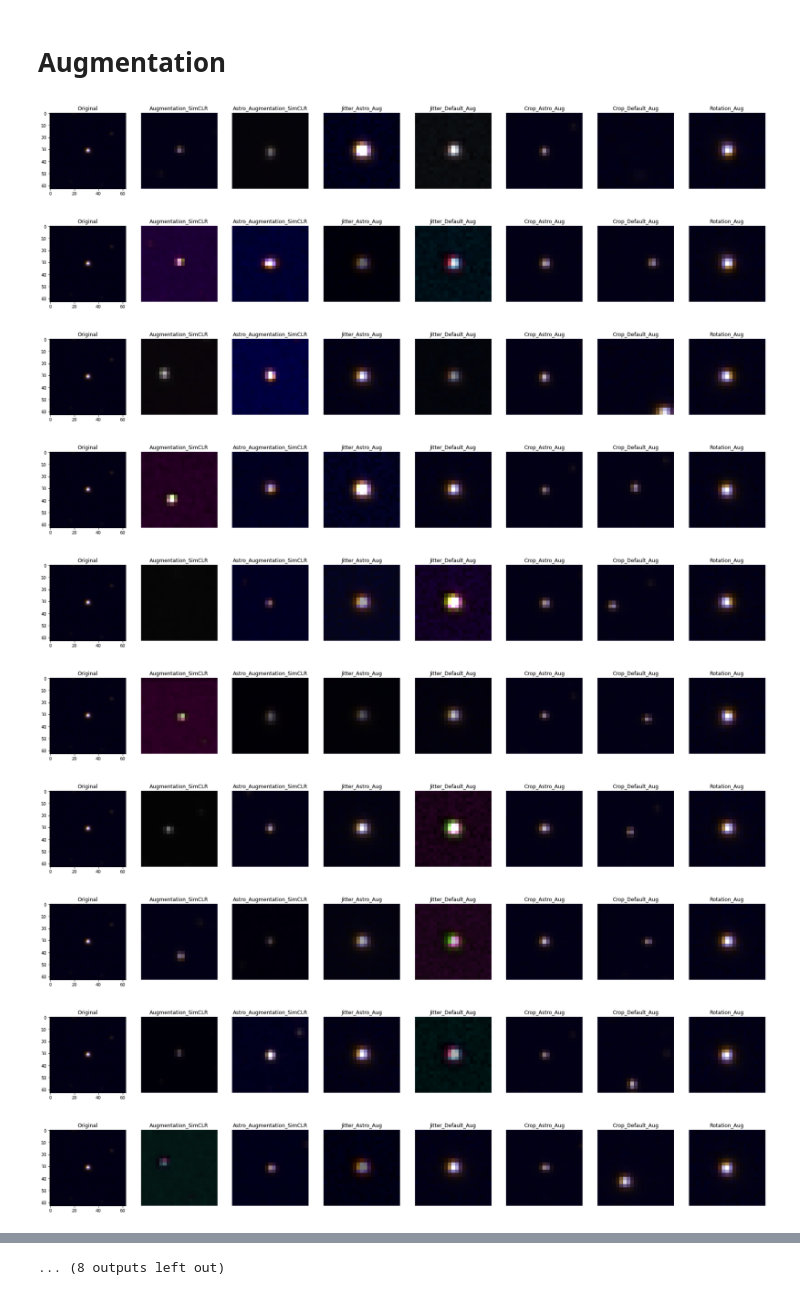
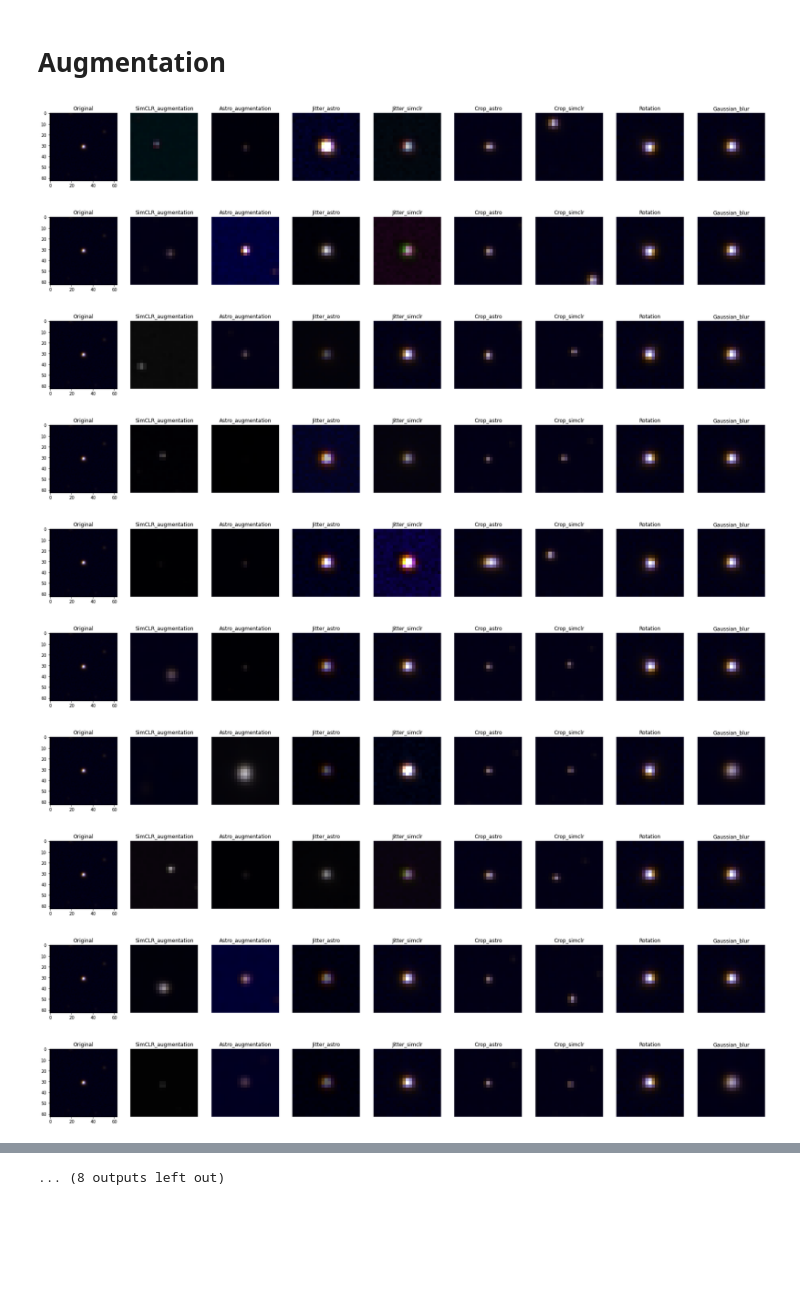
Before and after one commit to R0drig0V1/Astro-SimCLR, a Jupyter notebook: jupyter_examples/stamps_plots.ipynb, the cells around one changed output, grey strips where cells are left out. Cells and saved outputs as stored; diff of their text form; code cells hidden in the pictures; blank space fills up the shorter version.

Commit message:
Gaussian blur is added to the augmentations

```diff
--- a/jupyter_examples/stamps_plots.ipynb
+++ b/jupyter_examples/stamps_plots.ipynb
@@ -230,49 +232,49 @@ print(np.std(np.array(features, dtype=np.float32), axis=0))
 index = 125
 img = data['Train']['images'][index][:,:,:]
 
 # Image size of augmentations
 image_size = 21
 
 # Load augmentation
-augmentations = [Augmentation_SimCLR(size=image_size),
-                 Astro_Augmentation_SimCLR(size=image_size),
-                 Jitter_Astro_Aug(size=image_size),
-                 Jitter_Default_Aug(size=image_size),
-                 Crop_Astro_Aug(size=image_size),
-                 Crop_Default_Aug(size=image_size),
-                 Rotation_Aug(size=image_size)]
-
+augmentations = [SimCLR_augmentation(size=image_size),
+                 Astro_augmentation(size=image_size),
+                 Jitter_astro(size=image_size),
+                 Jitter_simclr(size=image_size),
+                 Crop_astro(size=image_size),
+                 Crop_simclr(size=image_size),
+                 Rotation(size=image_size),
+                 Gaussian_blur(size=image_size)]
 
 for t in range(20):
 
     #  Initialize plot
-    fig, ax = plt.subplots(1, 8, figsize=(30,5))
+    fig, ax = plt.subplots(1, 9, figsize=(30,5))
 
     ax[0].imshow(img)
     ax[0].set_title('Original')
 
     for i, augmentation in enumerate(augmentations):
 
         transformation = transforms.Compose([
             transforms.Lambda(img_float2int),
             transforms.ToPILImage(),
             augmentation])
 
         img_t = transformation(img)[0].numpy().transpose(1,2,0)
 
         ax[i+1].imshow(img_t)
         ax[i+1].set_title(type(augmentation).__name__)
         ax[i+1].axis('off')
 
     plt.show()
 # %% [output]
-[figure, old version]
+[figure, new version]
-[figure, old version]
+[figure, new version]
-[figure, old version]
+[figure, new version]
-[figure, old version]
+[figure, new version]
-[figure, old version]
+[figure, new version]
-[figure, old version]
+[figure, new version]
-[figure, old version]
+[figure, new version]
-[figure, old version]
+[figure, new version]
-[figure, old version]
+[figure, new version]
-[figure, old version]
+[figure, new version]
```
Also changed, not shown: parts of 2 cells of this notebook, 2 other files.
